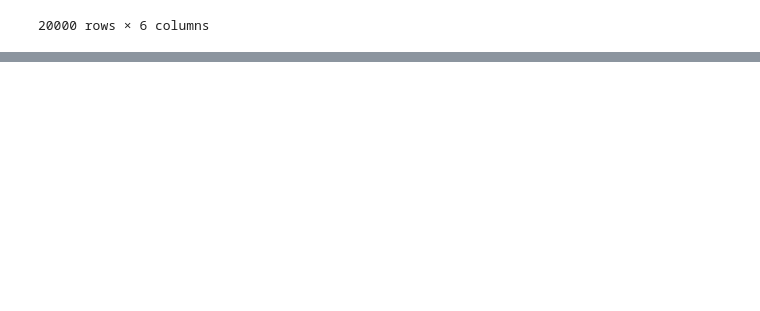
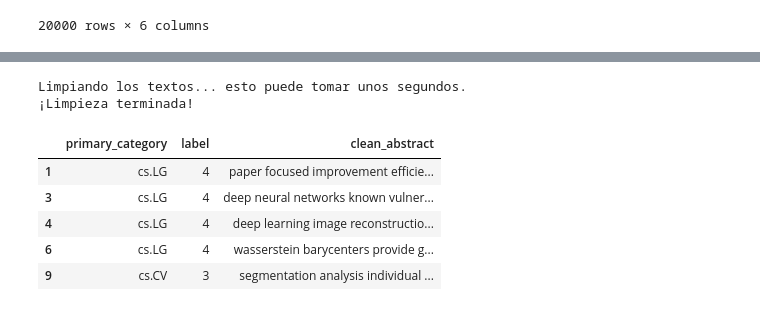
Before and after one commit to dvarelaj/nlp-miniproyecto-icesi, a Jupyter notebook: version2_mini_proyecto_2.ipynb, the cells around one changed output, grey strips where cells are left out. Saved outputs shown, nothing was run; the diff lists cells and outputs as text; code cells hidden in the pictures; blank space fills up the shorter version.

```diff
--- a/version2_mini_proyecto_2.ipynb
+++ b/version2_mini_proyecto_2.ipynb
@@ -292,3 +354,42 @@ df_arxiv
 | 19998 | 2202.04266 | MMLN: Leveraging Domain Knowledge... | Recent studies show that deep lea... | cs.LG | recent studies show deep learning... | 38 |
 | 19999 | 2202.04267 | Efficiently Computable Converses ... | This paper presents a method for ... | cs.IT | paper presents method computing f... | 37 |
 20000 rows × 6 columns
+# %%
+# Descargamos la lista de stopwords en inglés
+nltk.download('stopwords')
+stop_words = set(stopwords.words('english'))
+
+# Filtramos el dataset para quedarnos únicamente con el Top 10 de categorías
+# Esta decisión mitiga el desbalance extremo y mejora el rendimiento del modelo
+top_10_categories = category_counts.head(10).index
+df_filtered = df_arxiv[df_arxiv['primary_category'].isin(top_10_categories)].copy()
+
+# Instanciamos nuestro tokenizador basado en expresiones regulares
+tokenizer = RegexpTokenizer(r'\w+')
+
+def clean_text(text):
+    # 1. Convertimos todo el texto a minúsculas
+    text = text.lower()
+
+    # 2. Eliminamos expresiones matemáticas de LaTeX (ruido muy común en arXiv)
+    text = re.sub(r'\$.*?\$', '', text)
+
+    # 3. Tokenizamos extrayendo puramente palabras (ignorando puntuación y símbolos)
+    tokens = tokenizer.tokenize(text)
+
+    # 4. Filtramos las stopwords y cualquier palabra de un solo carácter
+    clean_tokens = [word for word in tokens if word not in stop_words and len(word) > 1]
+
+    return " ".join(clean_tokens)
+
+# Aplicamos nuestra función de limpieza a la columna de abstracts
+print("Limpiando los textos... esto puede tomar unos segundos.")
+df_filtered['clean_abstract'] = df_filtered['abstract'].apply(clean_text)
+
+# Transformamos las etiquetas de texto a valores numéricos (requisito para los modelos)
+le = LabelEncoder()
+df_filtered['label'] = le.fit_transform(df_filtered['primary_category'])
+
+print("¡Limpieza terminada!")
+display(df_filtered[['primary_category', 'label', 'clean_abstract']].head())
+# %% [output]
@@ -294,0 +398,8 @@ df_arxiv
+Limpiando los textos... esto puede tomar unos segundos.
+¡Limpieza terminada!
+|  | primary_category | label | clean_abstract |
+| 1 | cs.LG | 4 | paper focused improvement efficie... |
+| 3 | cs.LG | 4 | deep neural networks known vulner... |
+| 4 | cs.LG | 4 | deep learning image reconstructio... |
+| 6 | cs.LG | 4 | wasserstein barycenters provide g... |
+| 9 | cs.CV | 3 | segmentation analysis individual ... |
```
Also changed, not shown: parts of 20 cells of this notebook.
